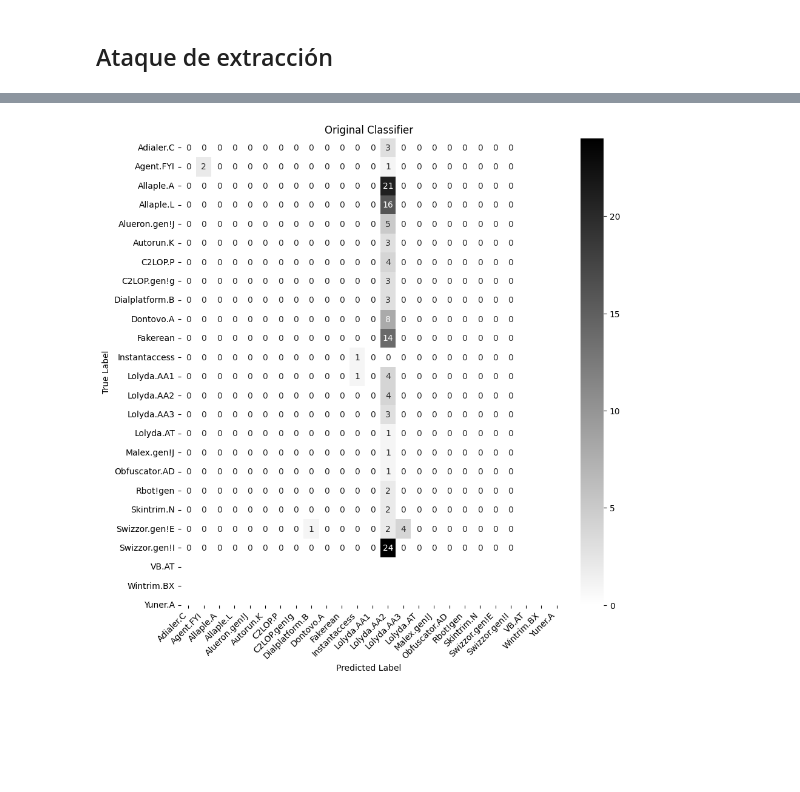
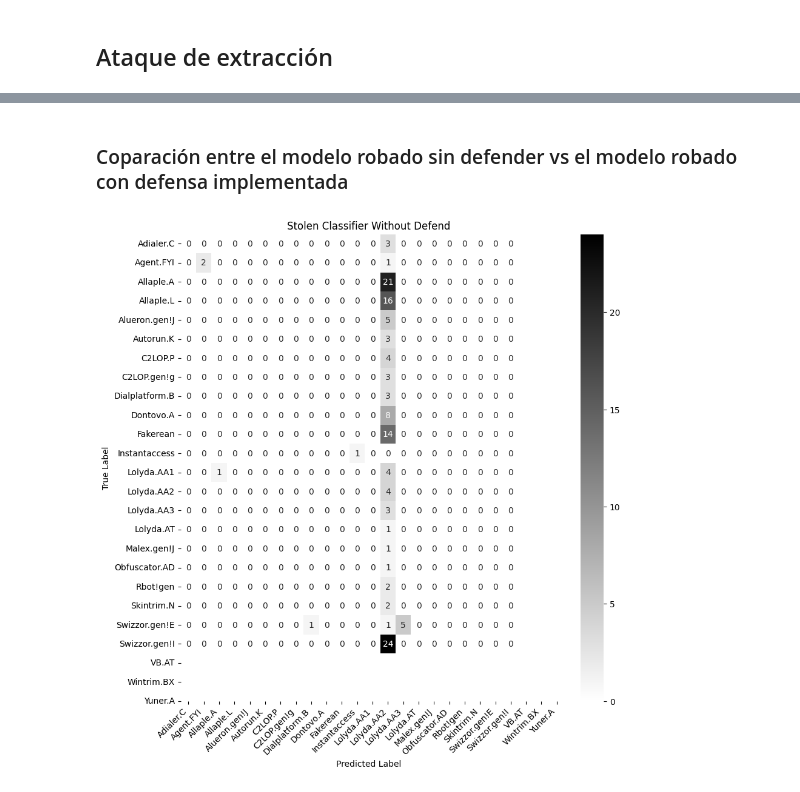
Before and after one commit to Estuardo07/Lab8_SDS, a Jupyter notebook: defensa_contra_extraccion.ipynb, the cells around one changed output, grey strips where cells are left out. Saved outputs shown, nothing was run; the diff lists cells and outputs as text; code cells hidden in the pictures; blank space fills up the shorter version.

```diff
--- a/defensa_contra_extraccion.ipynb
+++ b/defensa_contra_extraccion.ipynb
@@ -99,7 +104,7 @@ vulnerable_model = tf.keras.models.load_model("malware-class.h5")
 # %%
 # Utilizamos el KerasClassifier
 clasificador = KerasClassifier(
-    model=vulnerable_model
+    model=vulnerable_model,
 )
 # %%
 # Crear la red neuronal que robará el modelo original
@@ -169 +219,3 @@ Epoch 20/20
+# %% [markdown]
+### Coparación entre el modelo robado sin defender vs el modelo robado con defensa implementada
 # %%
@@ -199,13 +251,13 @@ stolen_predicted_labels = np.argmax(stolen_probabilities, axis=-1)
 # %%
-# Comparamos utilizando una matriz de confusion del modelo original
-cm = confusion_matrix(og_true_labels, og_predicted_labels)
+# Comparamos utilizando una matriz de confusion del modelo robado sin defender
+cm = confusion_matrix(stolen_true_labels, stolen_predicted_labels)
 plt.figure(figsize=(10, 10))
 heatmap = sns.heatmap(cm, annot=True, fmt='d', cmap='binary', cbar=True, xticklabels=test_data.class_names, yticklabels=test_data.class_names)
 heatmap.set_xticklabels(heatmap.get_xticklabels(), rotation=45, horizontalalignment='right')
 plt.xlabel('Predicted Label')
 plt.ylabel('True Label')
-plt.title('Original Classifier')
+plt.title('Stolen Classifier Without Defend')
 plt.show()
 # %% [output]
-[figure, old version]
+[figure, new version]
 # %%
```
Also changed, not shown: parts of 25 cells of this notebook, 1 other file.
